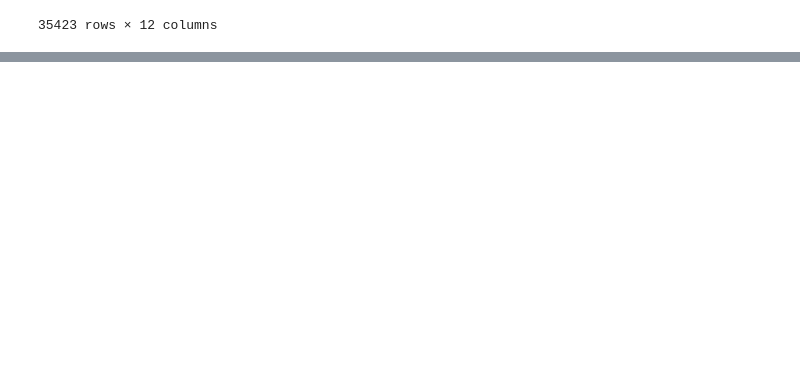
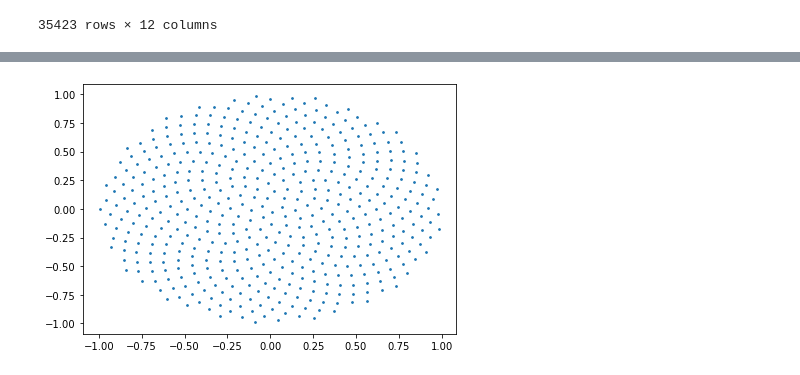
Before and after one commit to vfschumann/novosparc, a Jupyter notebook: Vic/reconstruct_endometrium.ipynb, the cells around one changed output, grey strips where cells are left out. Cells and saved outputs as stored; diff of their text form; code cells hidden in the pictures; blank space fills up the shorter version.

```diff
--- a/Vic/reconstruct_endometrium.ipynb
+++ b/Vic/reconstruct_endometrium.ipynb
@@ -85,0 +139,13 @@ adata = adata[included]
+# %%
+num_locations = 500 # where does this come from?
+
+
+locations_circle = novosparc.gm.construct_circle(num_locations=num_locations)
+
+tit_size = 15
+dpi = 100
+fig = plt.scatter(locations_circle[:, 0], locations_circle[:, 1], s=3)
+plt.tight_layout()
+plt.show()
+# %% [output]
+[figure, added]
```
Also changed, not shown: parts of 21 cells of this notebook.
